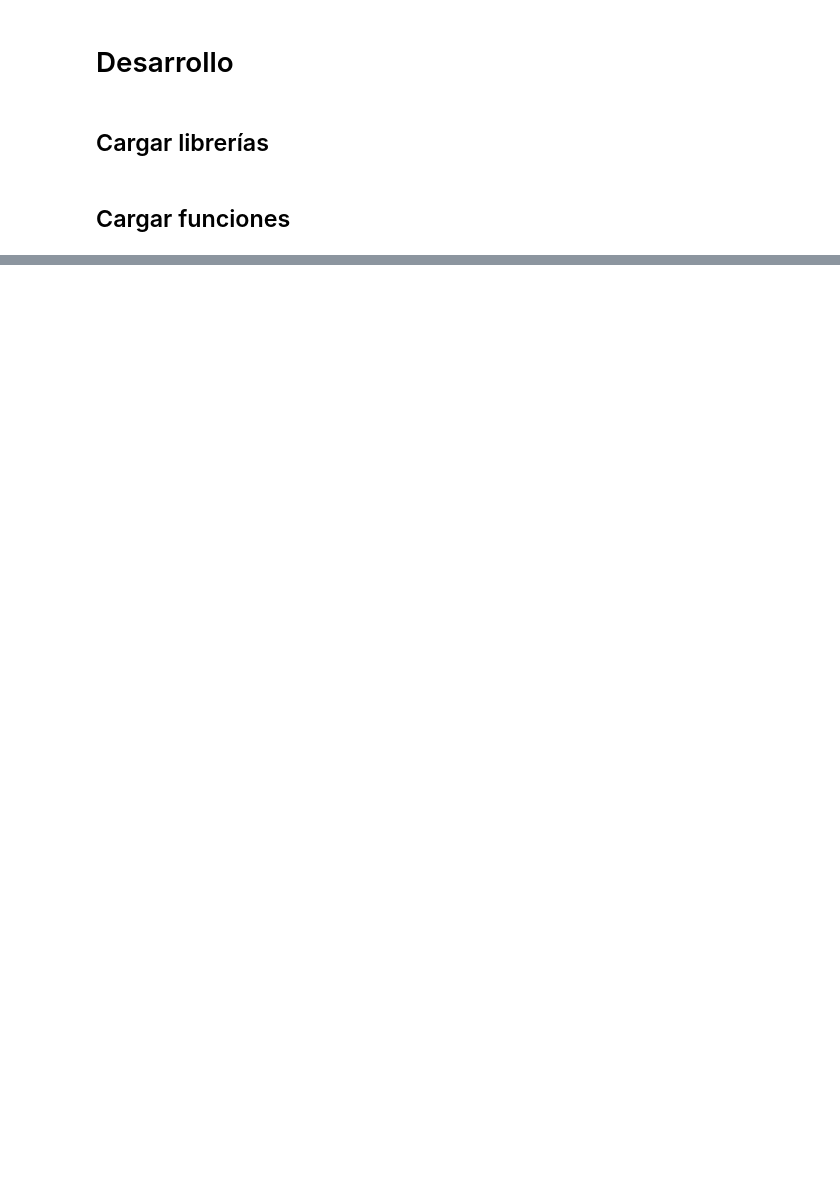
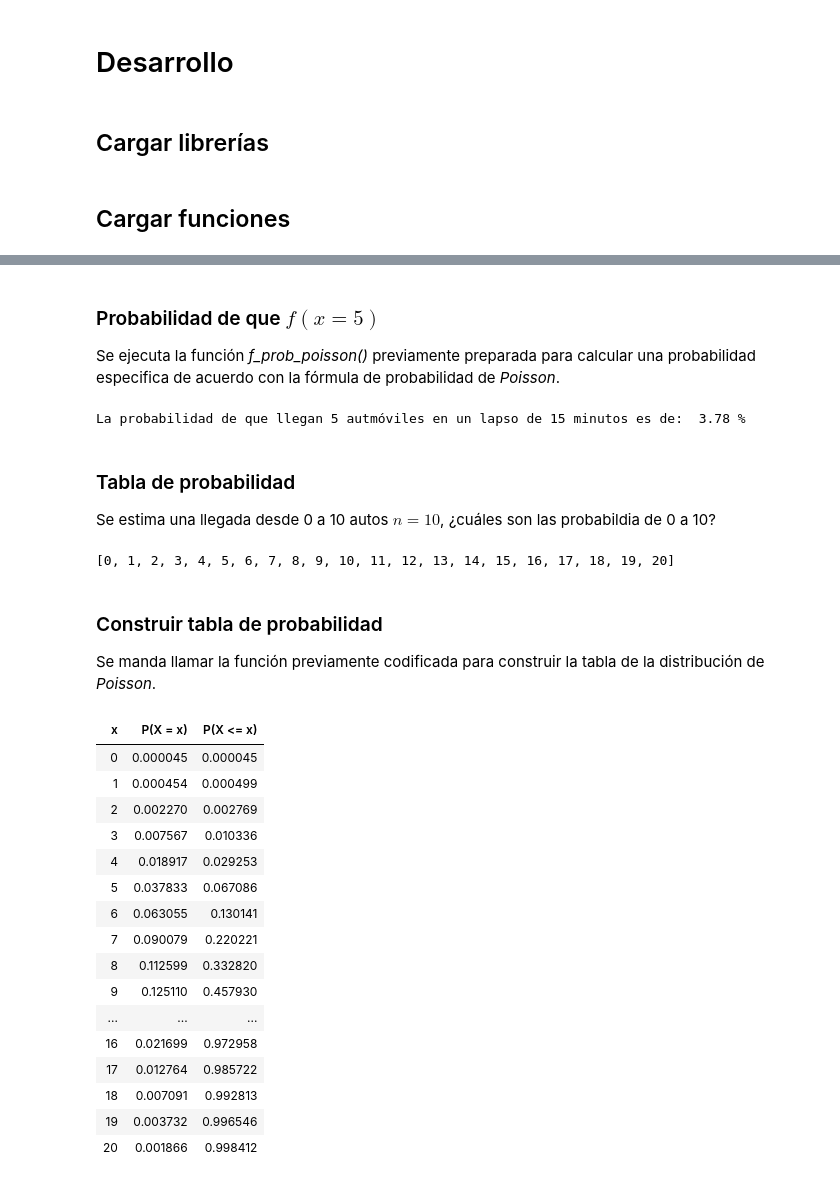
Before and after one commit to rpizarrog/probabilidad-y-estad-stica, a Jupyter notebook: Python 2023/Caso_19_Distribución_Poisson.ipynb, the cells around one changed output, grey strips where cells are left out. Saved outputs shown, nothing was run; the diff lists cells and outputs as text; code cells hidden in the pictures; blank space fills up the shorter version.

```diff
--- a/Python 2023/Caso_19_Distribución_Poisson.ipynb
+++ b/Python 2023/Caso_19_Distribución_Poisson.ipynb
@@ -33,0 +202,50 @@ Calcular probabilidades, valor esperado y dispersión de ejercicios de distribuc
+# %% [markdown]
+### Probabilidad de que $f(x=5)$
+
+Se ejecuta la función *f_prob_poisson()* previamente preparada para calcular una probabilidad especifica de acuerdo con la fórmula de probabilidad de *Poisson*.
+# %%
+x = 5
+probabilidad = f_prob_poisson(x=x, media = media)
+print ("La probabilidad de que llegan 5 autmóviles en un lapso de 15 minutos es de: ", np.round(probabilidad * 100, 2), "%")
+# %% [output]
+La probabilidad de que llegan 5 autmóviles en un lapso de 15 minutos es de:  3.78 %
+# %% [markdown]
+### Tabla de probabilidad
+
+Se estima una llegada desde 0 a 10 autos $n=10$, ¿cuáles son las probabildia de 0 a 10?
+# %%
+n = media * 2
+xi = [i for i in range(n+1)]
+print(xi)
+# %% [output]
+[0, 1, 2, 3, 4, 5, 6, 7, 8, 9, 10, 11, 12, 13, 14, 15, 16, 17, 18, 19, 20]
+# %% [markdown]
+### Construir tabla de probabilidad
+
+Se manda llamar la función previamente codificada para construir la tabla de la distribución de *Poisson*.
+# %%
+tabla = f_tabla_hyper(xi, media)
+# print(tabla)
+tabla_html = tabla.to_html(index=False, classes='table table-bordered table-striped')
+
+# Imprimir la tabla HTML
+# Mostrar la tabla directamente
+display(HTML(tabla_html))
+# %% [output]
+| x | P(X = x) | P(X <= x) |
+| 0 | 0.000045 | 0.000045 |
+| 1 | 0.000454 | 0.000499 |
+| 2 | 0.002270 | 0.002769 |
+| 3 | 0.007567 | 0.010336 |
+| 4 | 0.018917 | 0.029253 |
+| 5 | 0.037833 | 0.067086 |
+| 6 | 0.063055 | 0.130141 |
+| 7 | 0.090079 | 0.220221 |
+| 8 | 0.112599 | 0.332820 |
+| 9 | 0.125110 | 0.457930 |
+| ... | ... | ... |
+| 16 | 0.021699 | 0.972958 |
+| 17 | 0.012764 | 0.985722 |
+| 18 | 0.007091 | 0.992813 |
+| 19 | 0.003732 | 0.996546 |
+| 20 | 0.001866 | 0.998412 |
```
Also changed, not shown: parts of 24 cells of this notebook.
